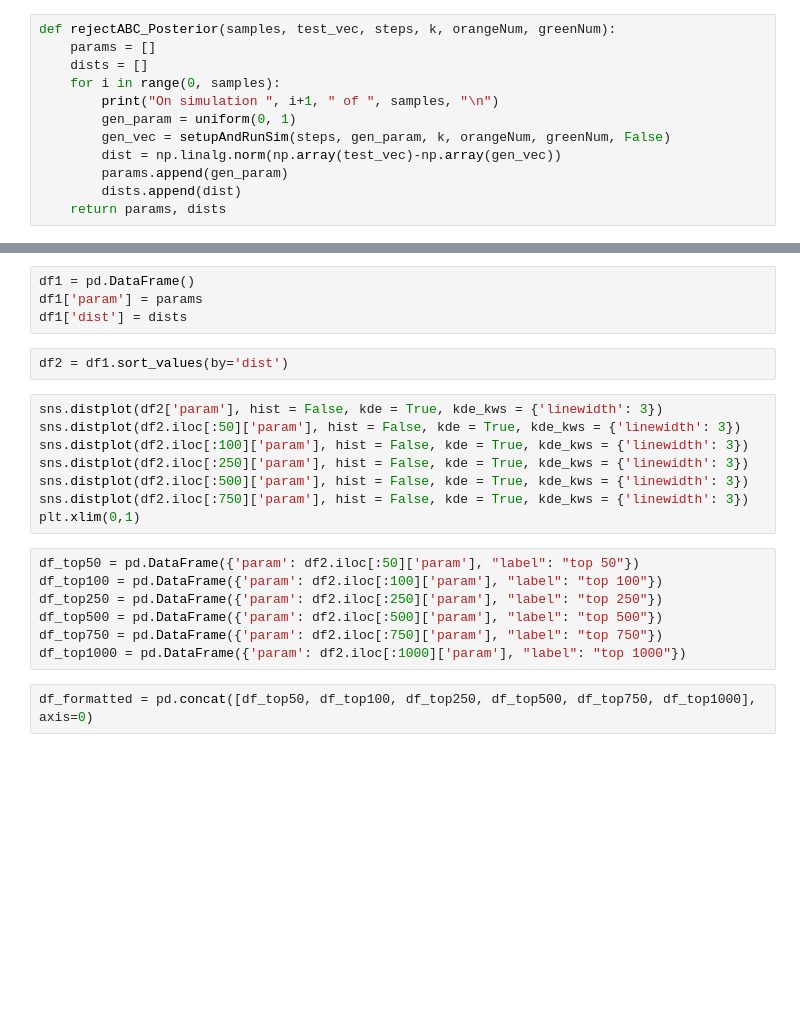
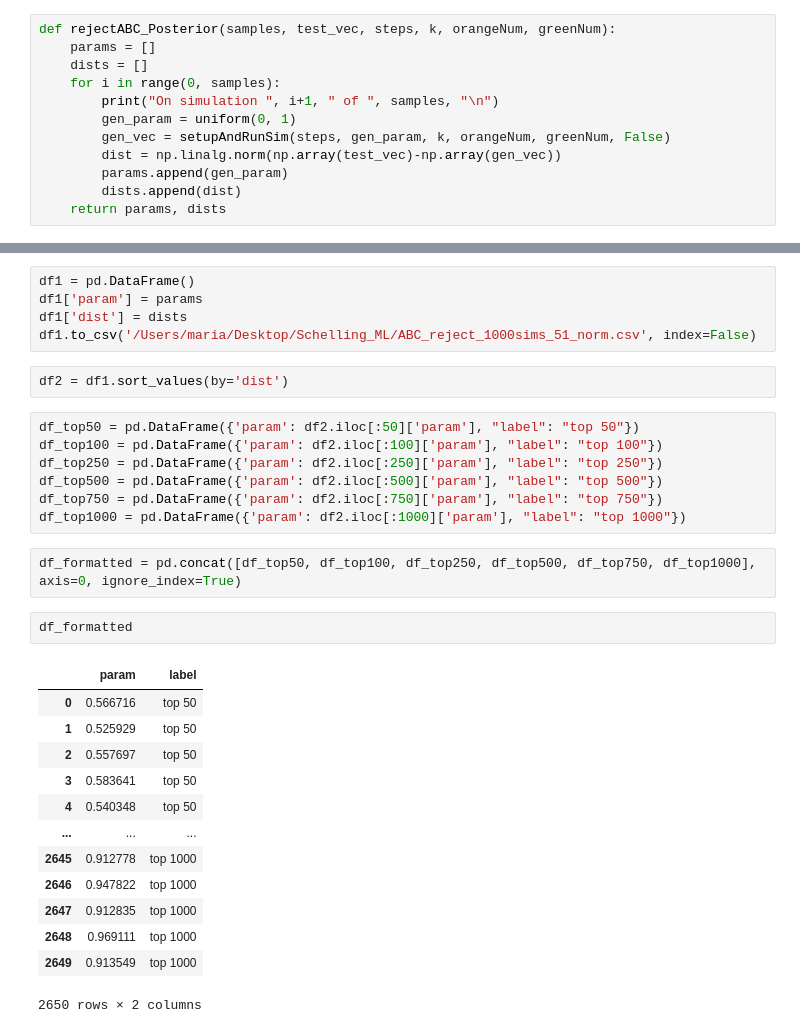
Before and after one commit to MariaElise-T/Schelling_ML, a Jupyter notebook: Schelling_demo.ipynb, the cells around one changed output, grey strips where cells are left out. Cells and saved outputs as stored; diff of their text form; blank space fills up the shorter version.

Commit message:
Added ABC reject experiment

```diff
--- a/Schelling_demo.ipynb
+++ b/Schelling_demo.ipynb
@@ -115,16 +152,9 @@ params, dists = rejectABC_Posterior(1000, vec, 10, 10, 249, 249)
 df1 = pd.DataFrame()
 df1['param'] = params
 df1['dist'] = dists
+df1.to_csv('/Users/maria/Desktop/Schelling_ML/ABC_reject_1000sims_51_norm.csv', index=False)
 # %%
 df2 = df1.sort_values(by='dist')
-# %%
-sns.distplot(df2['param'], hist = False, kde = True, kde_kws = {'linewidth': 3})
-sns.distplot(df2.iloc[:50]['param'], hist = False, kde = True, kde_kws = {'linewidth': 3})
-sns.distplot(df2.iloc[:100]['param'], hist = False, kde = True, kde_kws = {'linewidth': 3})
-sns.distplot(df2.iloc[:250]['param'], hist = False, kde = True, kde_kws = {'linewidth': 3})
-sns.distplot(df2.iloc[:500]['param'], hist = False, kde = True, kde_kws = {'linewidth': 3})
-sns.distplot(df2.iloc[:750]['param'], hist = False, kde = True, kde_kws = {'linewidth': 3})
-plt.xlim(0,1)
 # %%
 df_top50 = pd.DataFrame({'param': df2.iloc[:50]['param'], "label": "top 50"})
 df_top100 = pd.DataFrame({'param': df2.iloc[:100]['param'], "label": "top 100"})
@@ -133,6 +163,22 @@ df_top500 = pd.DataFrame({'param': df2.iloc[:500]['param'], "label": "top 500"})
 df_top750 = pd.DataFrame({'param': df2.iloc[:750]['param'], "label": "top 750"})
 df_top1000 = pd.DataFrame({'param': df2.iloc[:1000]['param'], "label": "top 1000"})
 # %%
-df_formatted = pd.concat([df_top50, df_top100, df_top250, df_top500, df_top750, df_top1000], axis=0)
+df_formatted = pd.concat([df_top50, df_top100, df_top250, df_top500, df_top750, df_top1000], axis=0, ignore_index=True)
+# %%
+df_formatted
+# %% [output]
+|  | param | label |
+| 0 | 0.566716 | top 50 |
+| 1 | 0.525929 | top 50 |
+| 2 | 0.557697 | top 50 |
+| 3 | 0.583641 | top 50 |
+| 4 | 0.540348 | top 50 |
+| ... | ... | ... |
+| 2645 | 0.912778 | top 1000 |
+| 2646 | 0.947822 | top 1000 |
+| 2647 | 0.912835 | top 1000 |
+| 2648 | 0.969111 | top 1000 |
+| 2649 | 0.913549 | top 1000 |
+2650 rows × 2 columns
 # %%
 sns.displot(data=df_formatted, x='param', hue='label', kind='kde', fill=False, palette=sns.color_palette('bright')[:6], height=5, aspect=1.5)
```
Also changed, not shown: parts of 8 cells of this notebook, 1 other file.
